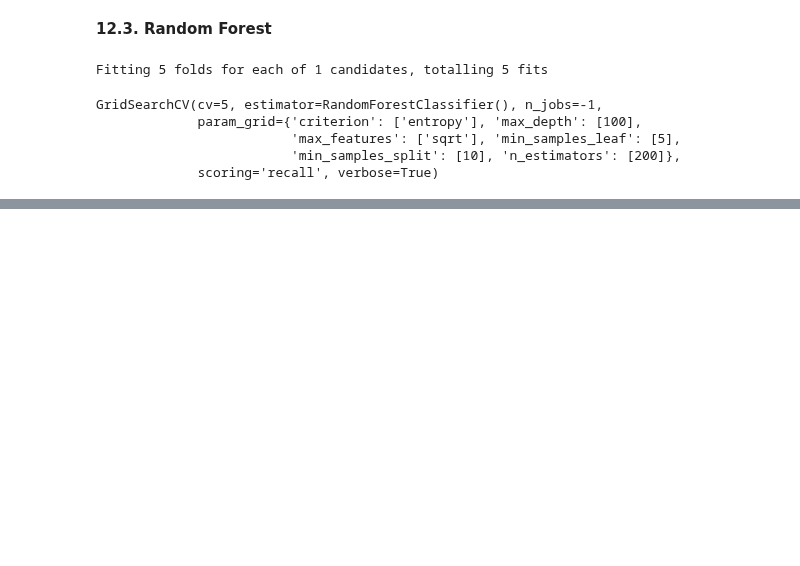
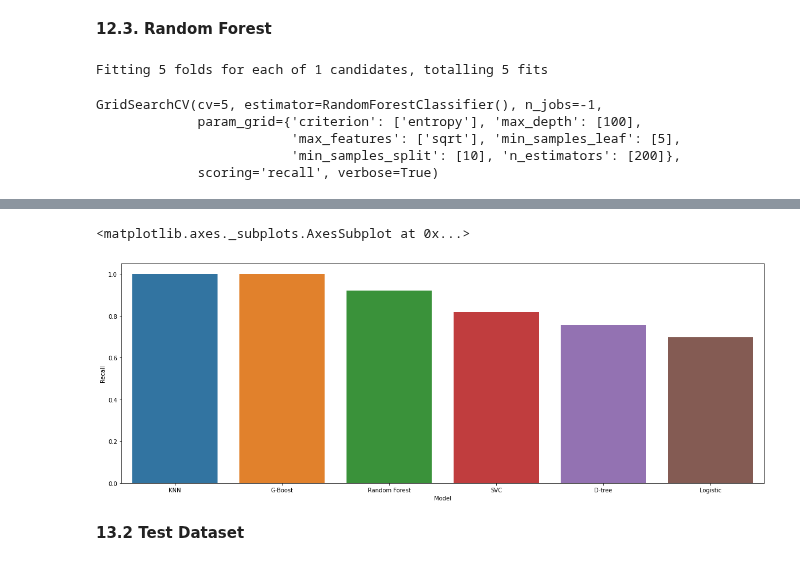
Before and after one commit to Pgupta1996/Cardiovascular_Risk_Prediction, a Jupyter notebook: Cardiovascular_Risk_Prediction.ipynb, the cells around one changed output, grey strips where cells are left out. Cells and saved outputs as stored; diff of their text form; code cells hidden in the pictures; blank space fills up the shorter version.

```diff
--- a/Cardiovascular_Risk_Prediction.ipynb
+++ b/Cardiovascular_Risk_Prediction.ipynb
@@ -993,0 +1163,5 @@ test_roc is 0.8657670454545454
+# %%
+# Score board for train dataset
+Train_Finale_Score=pd.DataFrame(train_score_board)
+Train_Finale_Score=np.transpose(Train_Finale_Score).reset_index().rename(columns={'index':'Model'}).sort_values(by='Recall',ascending=False)
+Train_Finale_Score
@@ -993,0 +1176,9 @@ test_roc is 0.8657670454545454
+# %%
+# Plot recall-score for train dataset
+plt.figure(figsize = (20,7))
+sns.barplot(x='Model',y='Recall',data=Train_Finale_Score)
+# %% [output]
+<matplotlib.axes._subplots.AxesSubplot at 0x...>
+[figure, added]
+# %% [markdown]
+**13.2 Test Dataset**
```
Also changed, not shown: parts of 23 cells of this notebook.
